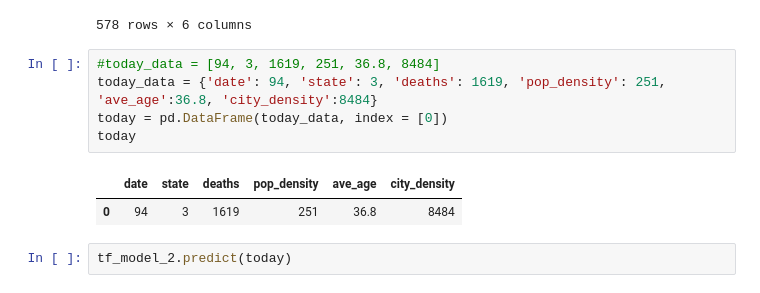
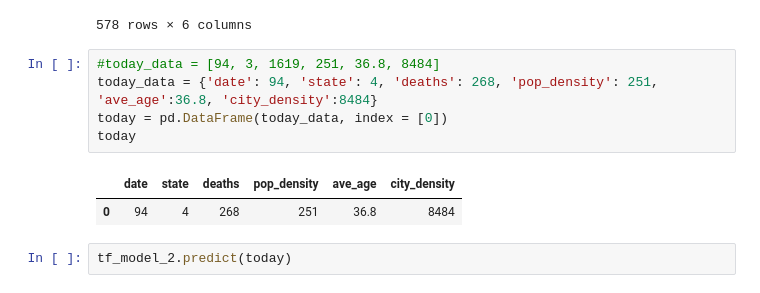
Before and after one commit to realToadtoad/COVIDForcast, a Jupyter notebook: ml/EarthxHack.ipynb, the cells around one changed output. Drawn from its saved outputs; the diff is of its cells as text.

```diff
--- a/ml/EarthxHack.ipynb
+++ b/ml/EarthxHack.ipynb
@@ -617,12 +651,12 @@ test_dataset
 578 rows × 6 columns
 # %%
 #today_data = [94, 3, 1619, 251, 36.8, 8484]
-today_data = {'date': 94, 'state': 3, 'deaths': 1619, 'pop_density': 251, 'ave_age':36.8, 'city_density':8484}
+today_data = {'date': 94, 'state': 4, 'deaths': 268, 'pop_density': 251, 'ave_age':36.8, 'city_density':8484}
 today = pd.DataFrame(today_data, index = [0])
 today
 # %% [output]
 |  | date | state | deaths | pop_density | ave_age | city_density |
-| 0 | 94 | 3 | 1619 | 251 | 36.8 | 8484 |
+| 0 | 94 | 4 | 268 | 251 | 36.8 | 8484 |
 # %%
 tf_model_2.predict(today)
 # %% [output]
```
Also changed, not shown: parts of 12 cells of this notebook.
